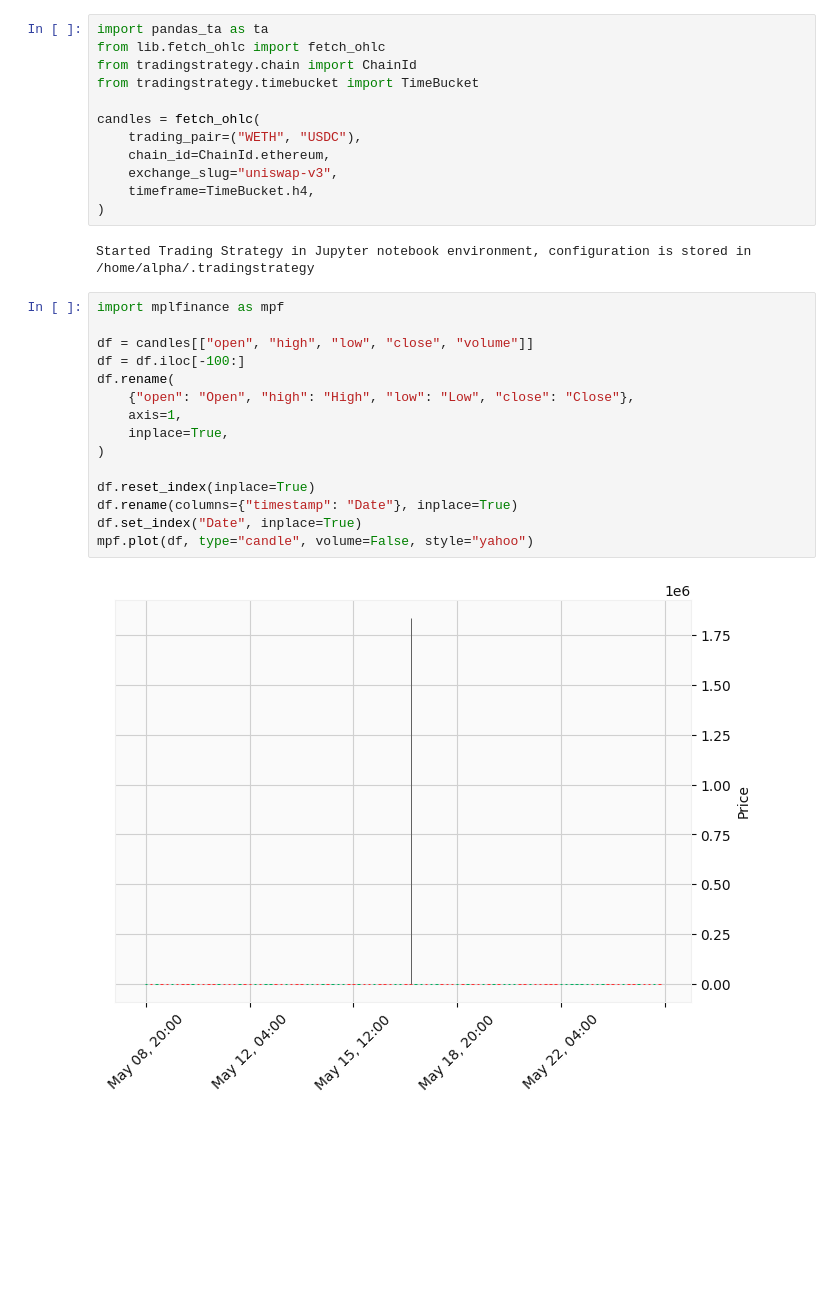
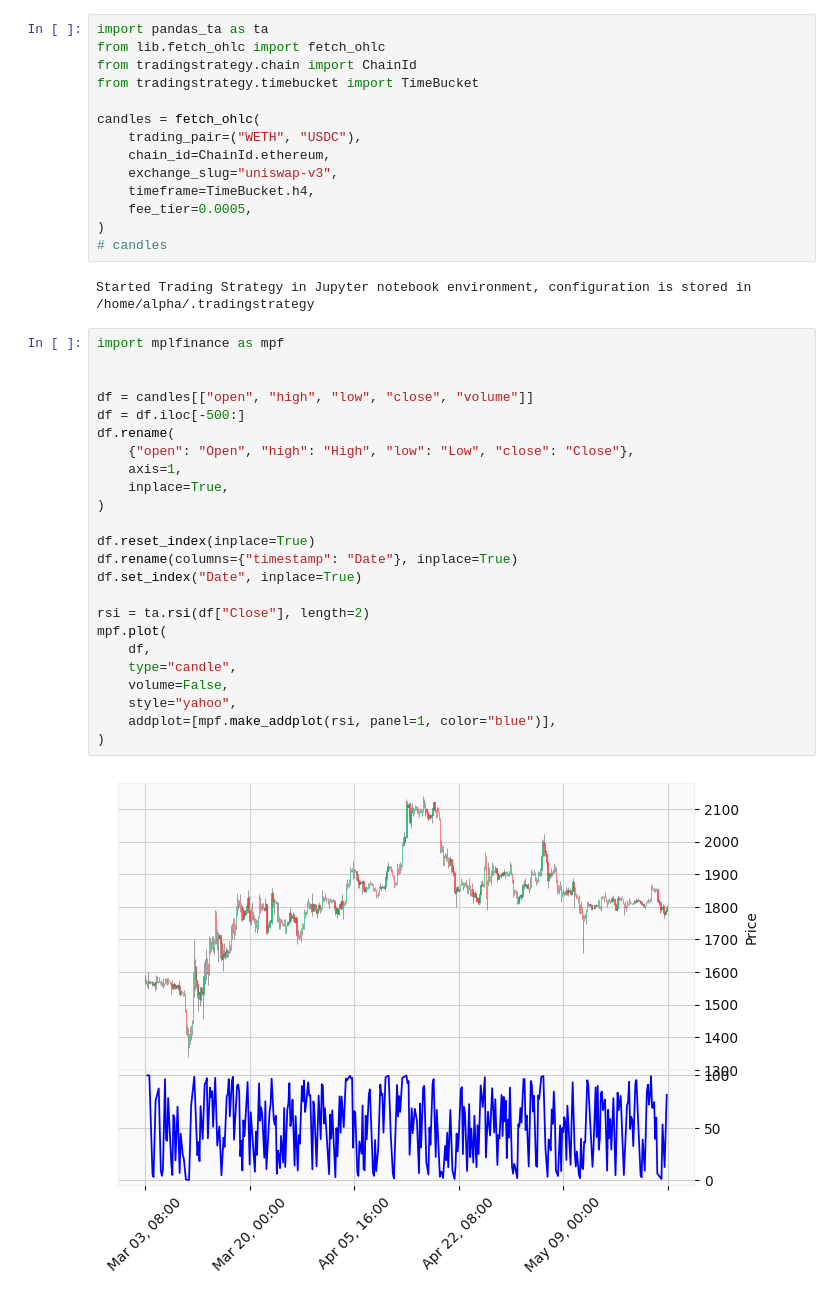
Before and after one commit to Cultivating-Alpha/SLS, a Jupyter notebook: rsi_debugging.ipynb, the cells around one changed output. Saved outputs shown, nothing was run; the diff lists cells and outputs as text; blank space fills up the shorter version.

```diff
--- a/rsi_debugging.ipynb
+++ b/rsi_debugging.ipynb
@@ -9,26 +9,37 @@ candles = fetch_ohlc(
     chain_id=ChainId.ethereum,
     exchange_slug="uniswap-v3",
     timeframe=TimeBucket.h4,
+    fee_tier=0.0005,
 )
+# candles
 # %% [output]
 Started Trading Strategy in Jupyter notebook environment, configuration is stored in /home/alpha/.tradingstrategy
 # %%
 import mplfinance as mpf
 
+
 df = candles[["open", "high", "low", "close", "volume"]]
-df = df.iloc[-100:]
+df = df.iloc[-500:]
 df.rename(
     {"open": "Open", "high": "High", "low": "Low", "close": "Close"},
     axis=1,
     inplace=True,
 )
 
 df.reset_index(inplace=True)
 df.rename(columns={"timestamp": "Date"}, inplace=True)
 df.set_index("Date", inplace=True)
-mpf.plot(df, type="candle", volume=False, style="yahoo")
+
+rsi = ta.rsi(df["Close"], length=2)
+mpf.plot(
+    df,
+    type="candle",
+    volume=False,
+    style="yahoo",
+    addplot=[mpf.make_addplot(rsi, panel=1, color="blue")],
+)
 # %% [output]
-[figure, old version]
+[figure, new version]
 # %%
 #### Same candle loaded from the website
 
```
Also changed, not shown: parts of 1 cell of this notebook, 4 other files.
